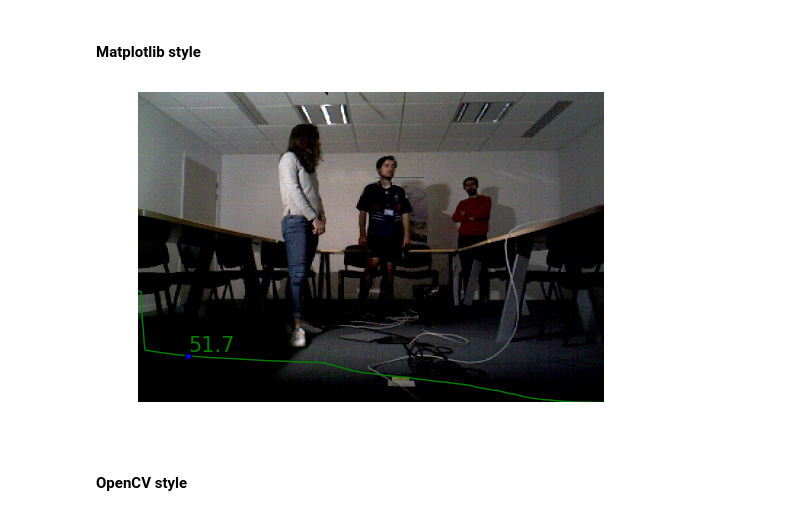
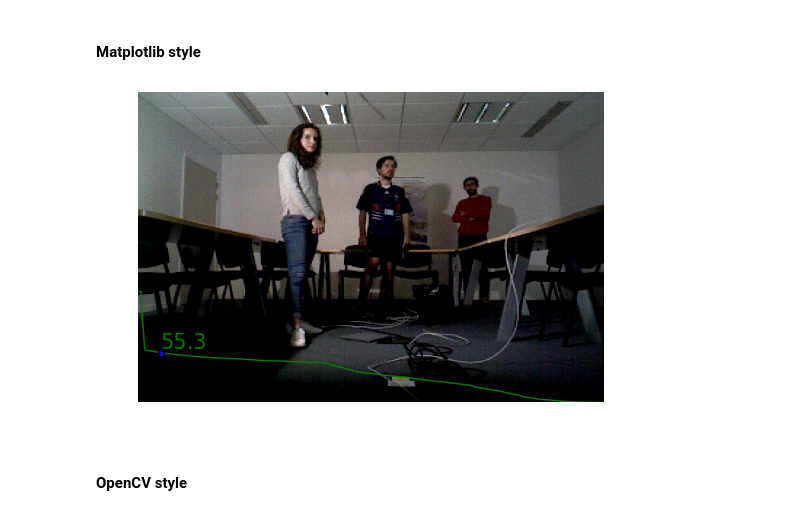
Before and after one commit to jorisgu/faster_rcnn_pytorch, a Jupyter notebook: ONERA.ROOM set static.ipynb, the cells around one changed output. Saved outputs shown, nothing was run; the diff lists cells and outputs as text; code cells hidden in the pictures.

```diff
--- a/ONERA.ROOM set static.ipynb
+++ b/ONERA.ROOM set static.ipynb
@@ -157,5 +154,5 @@ ratio=0.0
 # %%
-ratio+=0.05
+ratio=0.05
 indice=int(ratio*len(selected_x))
 path_img = imgs_rgb[selected_x[indice]]
 mean_img = means[selected_x[indice],0]
@@ -167,33 +164,33 @@ width_of_im = 640/640*nb_pts
 height_of_im = 480./640*nb_pts
 
 
 
 fig, ax = plt.subplots()
 ax.imshow(im, aspect='auto', extent=(0, width_of_im, 0,height_of_im ), zorder=-1)
 plt.axis('off')
 # ax.yaxis.tick_left()
 # ax.tick_params(axis='y', colors='black', labelsize=15)
 # ax.tick_params(axis='x', colors='black', labelsize=15)
 # ax.grid(b=False, which='major', color='#D3D3D3', linestyle='-')
 
 if ratio<0.5:
     verticalalignment='bottom'
     horizontalalignment='left'
 else:
     verticalalignment='bottom'
     horizontalalignment='right'
 ax.text(indice, mean_img,'{:.1f}'.format(mean_img), fontsize=15,color='green',verticalalignment=verticalalignment, horizontalalignment=horizontalalignment)
 plt.plot(means[selected_x],alpha=1.0,color='green')
 ax.scatter(indice,mean_img, alpha=1.0,zorder=+4)
 
 ax = plt.gca();
 ax.set_xlim(0.0, width_of_im);
 ax.set_ylim(0, height_of_im);
 # plt.savefig( '/tmp/match.png',bbox_inches='tight', transparent="True",pad_inches=0)
 
 
 plt.show()
 # %% [output]
-[figure, old version]
+[figure, new version]
 # %% [markdown]
 #### OpenCV style
```
Also changed, not shown: parts of 34 cells of this notebook, 2 other files.
